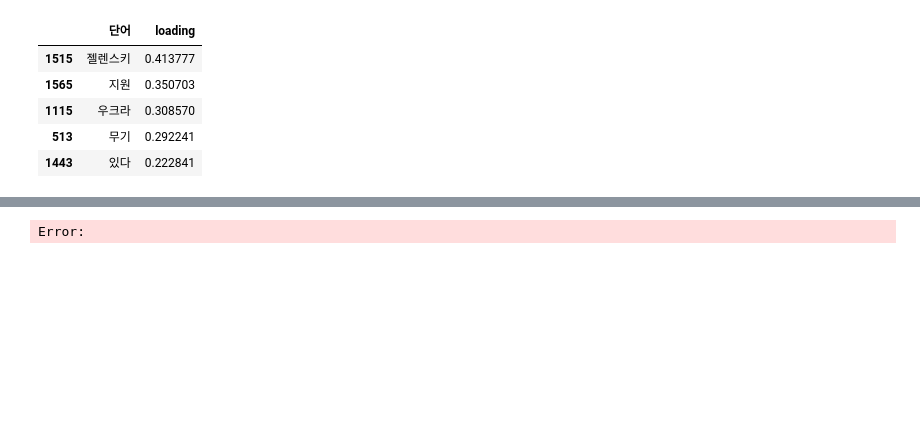
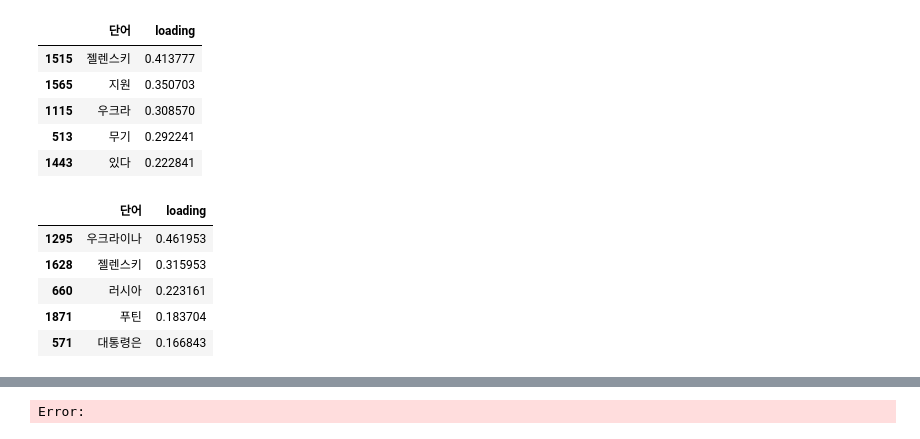
Before and after one commit to min00ng/semi-project, a Jupyter notebook: song_LSA_실행결과.ipynb, the cells around one changed output, grey strips where cells are left out. Cells and saved outputs as stored; diff of their text form; code cells hidden in the pictures; blank space fills up the shorter version.

```diff
--- a/song_LSA_실행결과.ipynb
+++ b/song_LSA_실행결과.ipynb
@@ -153,3 +153,47 @@ show_relevant_keyword('젤렌스키', df)
 | 1115 | 우크라 | 0.308570 |
 | 513 | 무기 | 0.292241 |
 | 1443 | 있다 | 0.222841 |
+# %%
+############## 기사 본문을 데이터로 하여 돌려보기! ################
+from sklearn.feature_extraction.text import CountVectorizer, TfidfVectorizer
+
+def show_relevant_keyword_by_article(keyword, df): # 키워드와 사용할 뉴스 데이터를 인자로 입력받음
+
+    # stop_words를 전에 했던 것처럼 txt 파일 형태로 제공하면 에러 발생!
+    # 일단 에러를 막기 위해 'english'로 설정하였음.
+    # max_features는 임의로 2000개로 설정하였음.
+    tv = TfidfVectorizer(stop_words = 'english', max_features = 2000)
+    x = tv.fit_transform(df.본문)
+    # words에는 feature가 된 단어들이 2000개 담겨 있음.
+    words = tv.get_feature_names()
+
+    ############## SVD 특이값 분해 ################
+    from sklearn.decomposition import TruncatedSVD
+
+    # n_components 는 max_features보다 적어야 함.
+    # 임의로 300개로 설정하였음
+    svd = TruncatedSVD(n_components = 300, random_state = 1234)
+    word_idx = words.index(keyword) # 사용자에게 입력받은 키워드의 인덱스 위치 확인
+    svd.fit(x)
+
+    # 시각화
+    # import matplotlib.pyplot as plt
+    # plt.plot(svd.components_[:, word_idx])
+
+    kw_idx = svd.components_[:, word_idx].argmax()
+
+    relevant_words_df = pd.DataFrame({'단어': words, 'loading': svd.components_[kw_idx]})
+    rel_words_df = relevant_words_df.sort_values('loading').tail()
+    rel_words_df = rel_words_df.sort_values('loading', ascending = False)
+
+    # 사용자가 입력한 키워드와 관련있는 상위 5개 단어를 데이터 프레임으로 반환
+    return rel_words_df
+# %%
+show_relevant_keyword_by_article('젤렌스키', df)
+# %% [output]
+|  | 단어 | loading |
+| 1295 | 우크라이나 | 0.461953 |
+| 1628 | 젤렌스키 | 0.315953 |
+| 660 | 러시아 | 0.223161 |
+| 1871 | 푸틴 | 0.183704 |
+| 571 | 대통령은 | 0.166843 |
```
Also changed, not shown: parts of 8 cells of this notebook.
